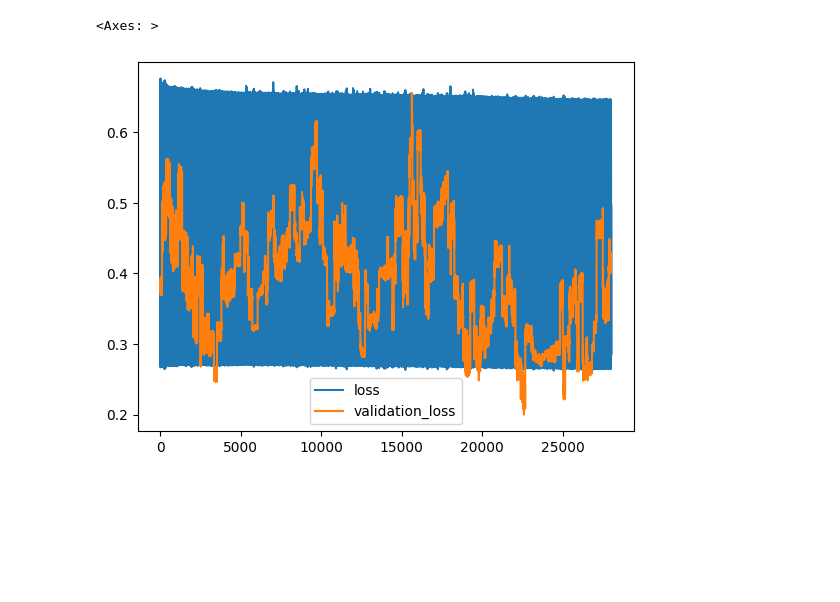
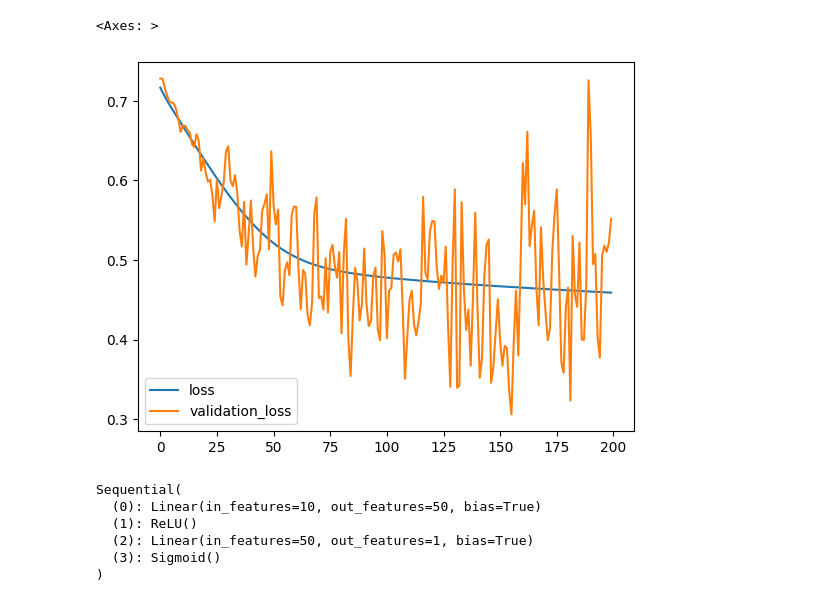
Before and after one commit to jdonaldson/hamilton-on-ice, a Jupyter notebook: notebooks/Titanic.ipynb, the cells around one changed output. Cells and saved outputs as stored; diff of their text form; code cells hidden in the pictures; blank space fills up the shorter version.

```diff
--- a/notebooks/Titanic.ipynb
+++ b/notebooks/Titanic.ipynb
@@ -158,0 +152,26 @@ build_pipeline(Titanic)
+# %%
+# This DAG adds in annotated training phase that generates training and validation minibatches
+class TitanicAnnotated(TitanicNormalized):
+    @dummy
+    def evaluate(annotated_data):
+        yield annotated_data[annotated_data["eval"]]
+
+
+    @dummy
+    def annotated_train(annotated_data, config):
+        train = annotated_data[annotated_data["train"]].drop(["train", "eval"], axis = 1).copy()
+
+        global validation
+
+        k = random.randint(0, config.reservoir_size)
+        if validation is None:
+            validation = train.copy()
+        else:
+            # swap an element with reservoir
+            val_idx = random.choice(validation.index)
+            train_idx = random.choice(train.index)
+            validation.loc[val_idx] = train.loc[train_idx]
+
+        yield TrainingValidationMinibatch(train=train, validation=validation)
+
+build_pipeline(TitanicAnnotated)
@@ -159,10 +265,16 @@ build_pipeline(Titanic)
 # %%
+# Here's a dead simple training loop.
+# This easily be abstracted away with an additional feature/service, but it's
+# easy enough to follow along here.
 epochs = []
-for epoch in range(0,1000):
+for epoch in range(0,200):
     if epoch % 100 == 0:
         print(f"epoch: {epoch}")
-    for aloss in Titanic.train.generator():
-        epochs.append(aloss.__dict__)
+    epoch = []
+    for aloss in TitanicTrain.train.generator():
+        epoch.append(aloss.__dict__)
+    epoch = pd.DataFrame.from_records(epoch)
+    epochs.append(epoch.mean())
 # %% [output]
 epoch: 0
 epoch: 100
@@ -177,8 +281,17 @@ epoch: 900
 # %%
-pd.DataFrame.from_records(epochs).plot()
+# Let's take a look at our loss (which should be smooth), against our noisy/small validation set.
+pd.concat(epochs,1).transpose().plot()
 # %% [output]
 <Axes: >
-[figure, old version]
+[figure, new version]
 # %%
-model = Titanic.model.artifact()
+# We can access the trained model by calling its artifact method.
+model = TitanicTrain.model.artifact()
 model
+# %% [output]
+Sequential(
+  (0): Linear(in_features=10, out_features=50, bias=True)
+  (1): ReLU()
+  (2): Linear(in_features=50, out_features=1, bias=True)
+  (3): Sigmoid()
+)
```
Also changed, not shown: parts of 16 cells of this notebook, 1 other file.
